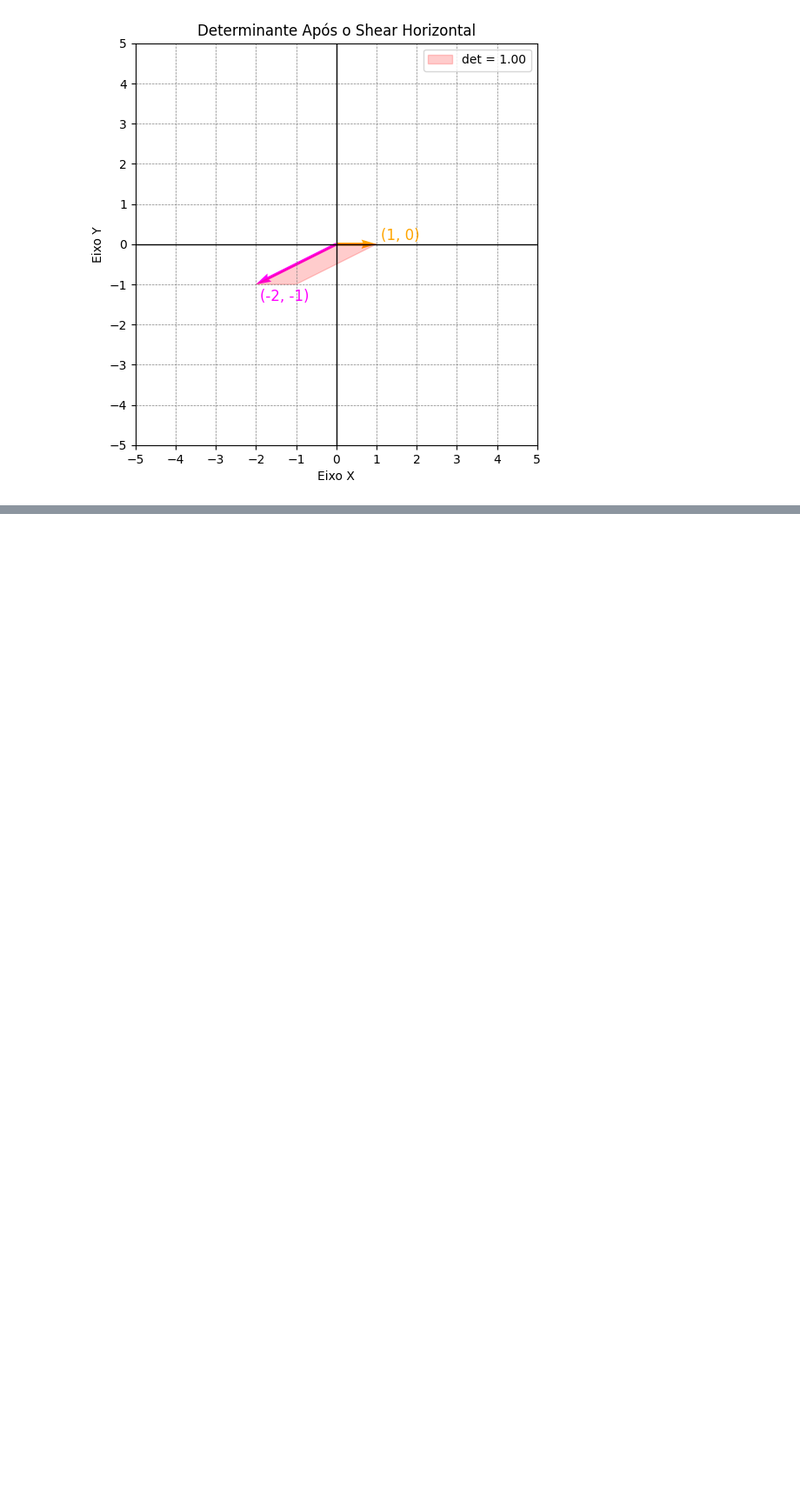
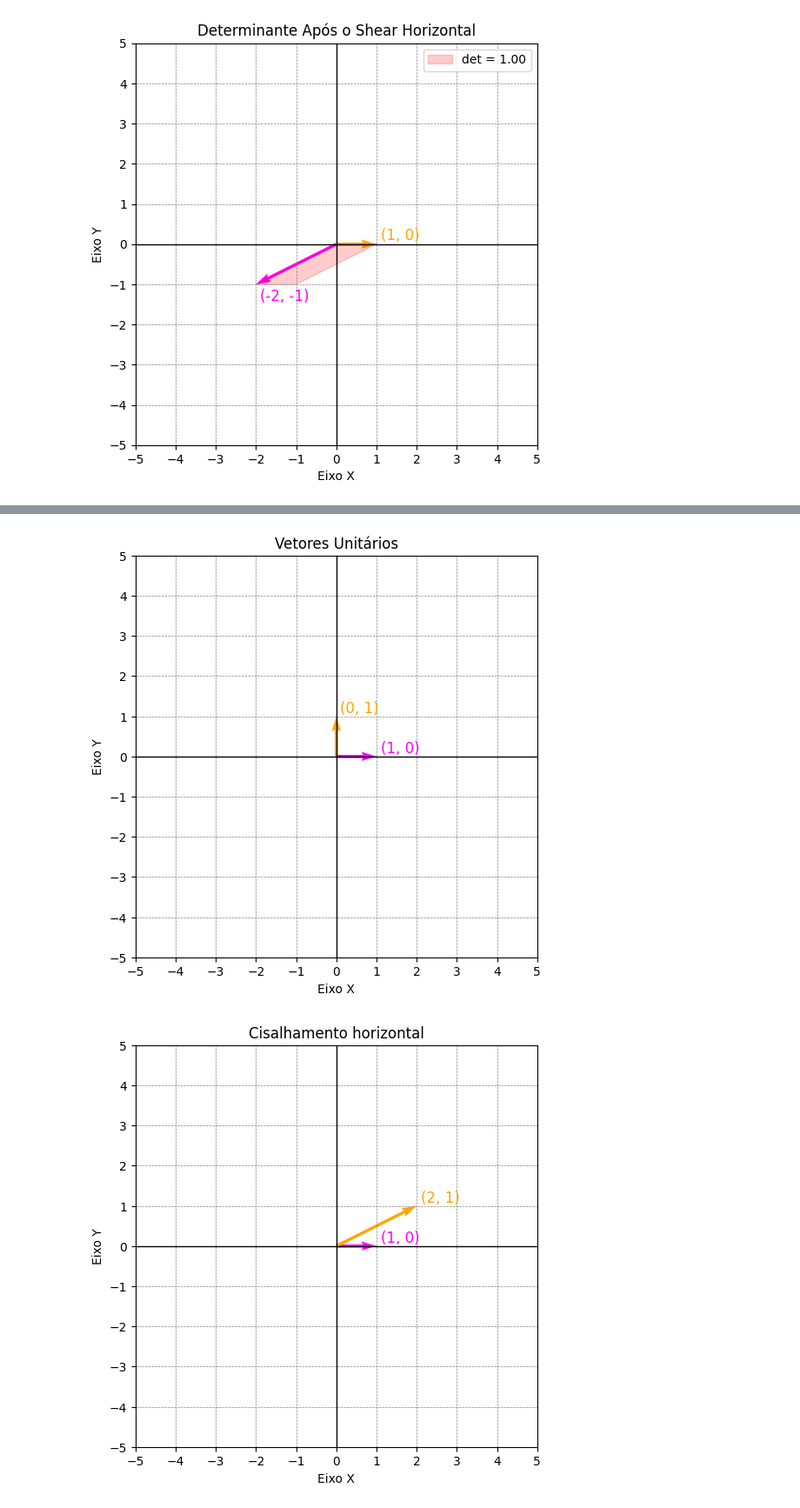
Before and after one commit to kmiepng/Matematica-Computacional, a Jupyter notebook: Atividades/atividade_001.ipynb, the cells around one changed output, grey strips where cells are left out. Shown at 87% size. Cells and saved outputs as stored; diff of their text form; code cells hidden in the pictures; blank space fills up the shorter version.

```diff
--- a/Atividades/atividade_001.ipynb
+++ b/Atividades/atividade_001.ipynb
@@ -75,0 +174,10 @@ plot_vectors('Determinante Após o Shear Horizontal', sheared_vectors, True)
+# %%
+sheared_vectors_composition = matrix_composition(shear_matrix, unit_vectors)
+sheared_rotationed_vectors = matrix_composition(rotation_matrix, sheared_vectors_composition)
+
+plot_vectors('Vetores Unitários', unit_vectors)
+plot_vectors('Cisalhamento horizontal', sheared_vectors_composition.T)
+plot_vectors('Cisalhamento seguido de Rotação', sheared_rotationed_vectors.T)
+# %% [output]
+[figure, added]
+[figure, added]
```
Also changed, not shown: parts of 10 cells of this notebook.
